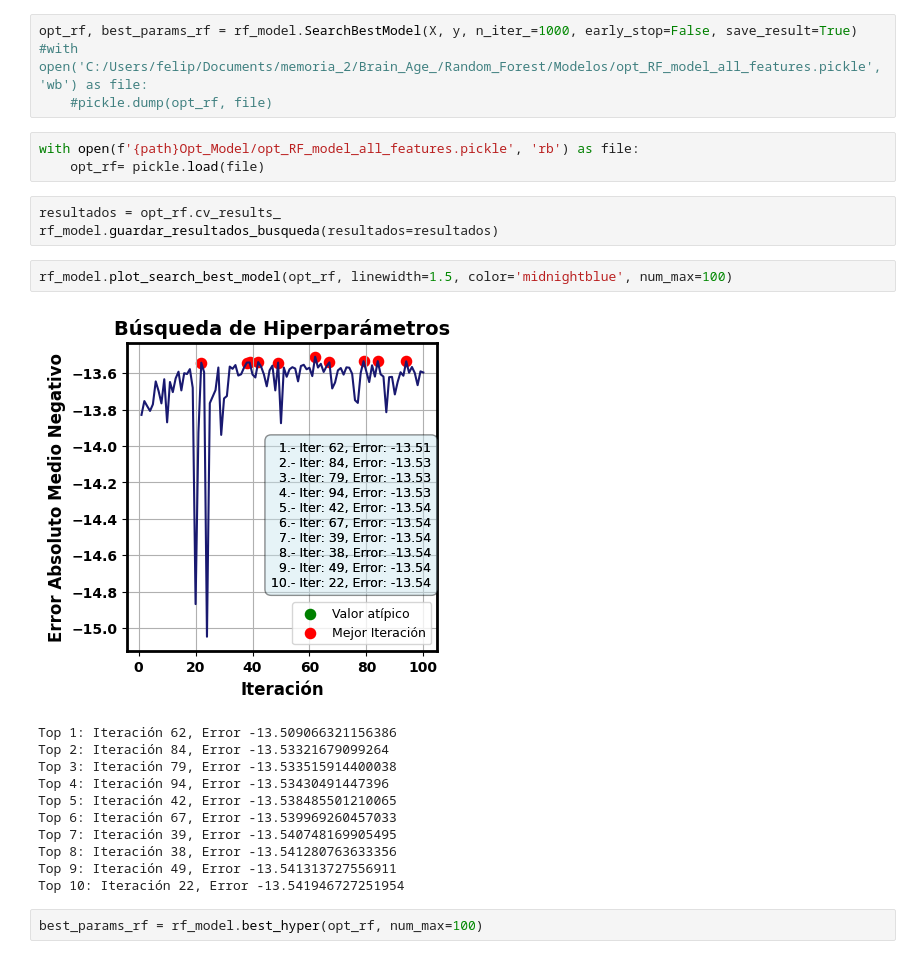
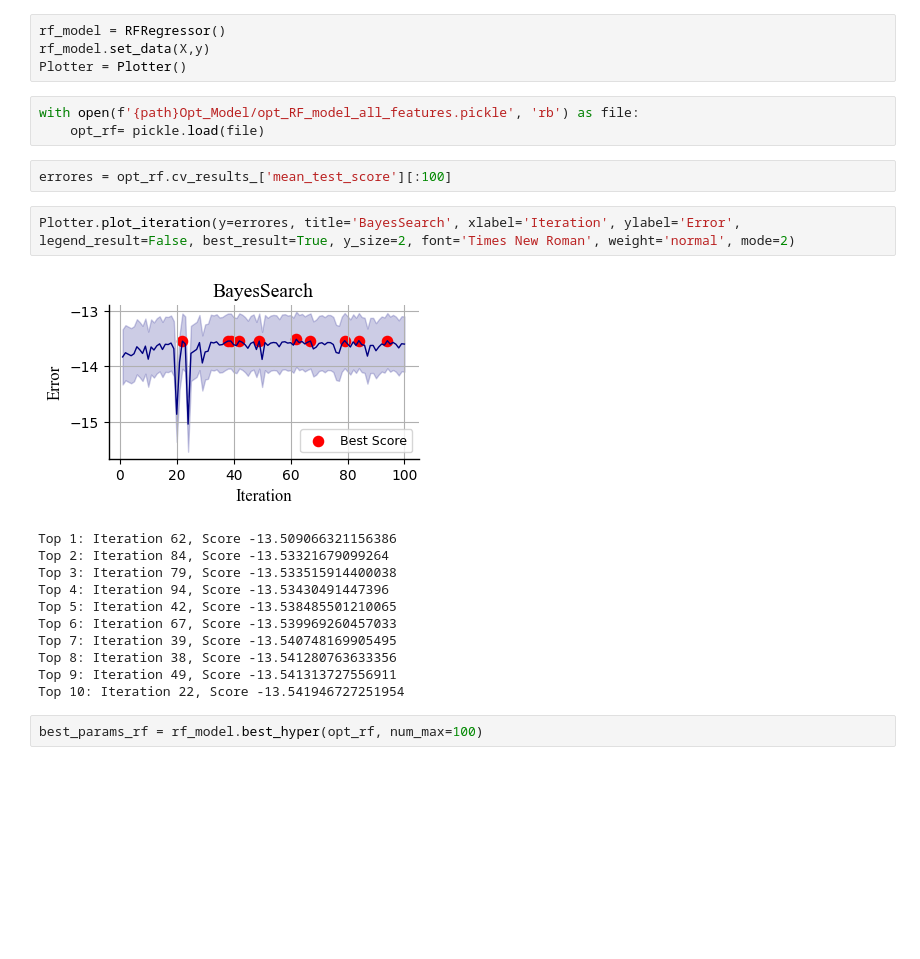
Before and after one commit to carrielfelipe/Brain_Age, a Jupyter notebook: Random_Forest/Random_Forest.ipynb, the cells around one changed output. Saved outputs shown, nothing was run; the diff lists cells and outputs as text; blank space fills up the shorter version.

```diff
--- a/Random_Forest/Random_Forest.ipynb
+++ b/Random_Forest/Random_Forest.ipynb
@@ -50,26 +25,25 @@ rf_model.set_data(X,y)
-# %%
-opt_rf, best_params_rf = rf_model.SearchBestModel(X, y, n_iter_=1000, early_stop=False, save_result=True)
-#with open('C:/Users/felip/Documents/memoria_2/Brain_Age_/Random_Forest/Modelos/opt_RF_model_all_features.pickle', 'wb') as file:
-    #pickle.dump(opt_rf, file)
+# %%
+rf_model = RFRegressor()
+rf_model.set_data(X,y)
+Plotter = Plotter()
 # %%
 with open(f'{path}Opt_Model/opt_RF_model_all_features.pickle', 'rb') as file:
     opt_rf= pickle.load(file)
-# %%
-resultados = opt_rf.cv_results_
-rf_model.guardar_resultados_busqueda(resultados=resultados)
-# %%
-rf_model.plot_search_best_model(opt_rf, linewidth=1.5, color='midnightblue', num_max=100)
-# %% [output]
-[figure, removed]
-Top 1: Iteración 62, Error -13.509066321156386
-Top 2: Iteración 84, Error -13.53321679099264
-Top 3: Iteración 79, Error -13.533515914400038
-Top 4: Iteración 94, Error -13.53430491447396
-Top 5: Iteración 42, Error -13.538485501210065
-Top 6: Iteración 67, Error -13.539969260457033
-Top 7: Iteración 39, Error -13.540748169905495
-Top 8: Iteración 38, Error -13.541280763633356
-Top 9: Iteración 49, Error -13.541313727556911
-Top 10: Iteración 22, Error -13.541946727251954
+# %%
+errores = opt_rf.cv_results_['mean_test_score'][:100]
+# %%
+Plotter.plot_iteration(y=errores, title='BayesSearch', xlabel='Iteration', ylabel='Error', legend_result=False, best_result=True, y_size=2, font='Times New Roman', weight='normal', mode=2)
+# %% [output]
+[figure, added]
+Top 1: Iteration 62, Score -13.509066321156386
+Top 2: Iteration 84, Score -13.53321679099264
+Top 3: Iteration 79, Score -13.533515914400038
+Top 4: Iteration 94, Score -13.53430491447396
+Top 5: Iteration 42, Score -13.538485501210065
+Top 6: Iteration 67, Score -13.539969260457033
+Top 7: Iteration 39, Score -13.540748169905495
+Top 8: Iteration 38, Score -13.541280763633356
+Top 9: Iteration 49, Score -13.541313727556911
+Top 10: Iteration 22, Score -13.541946727251954
 # %%
 best_params_rf = rf_model.best_hyper(opt_rf, num_max=100)
```
Also changed, not shown: parts of 44 cells of this notebook, 11 other files.
